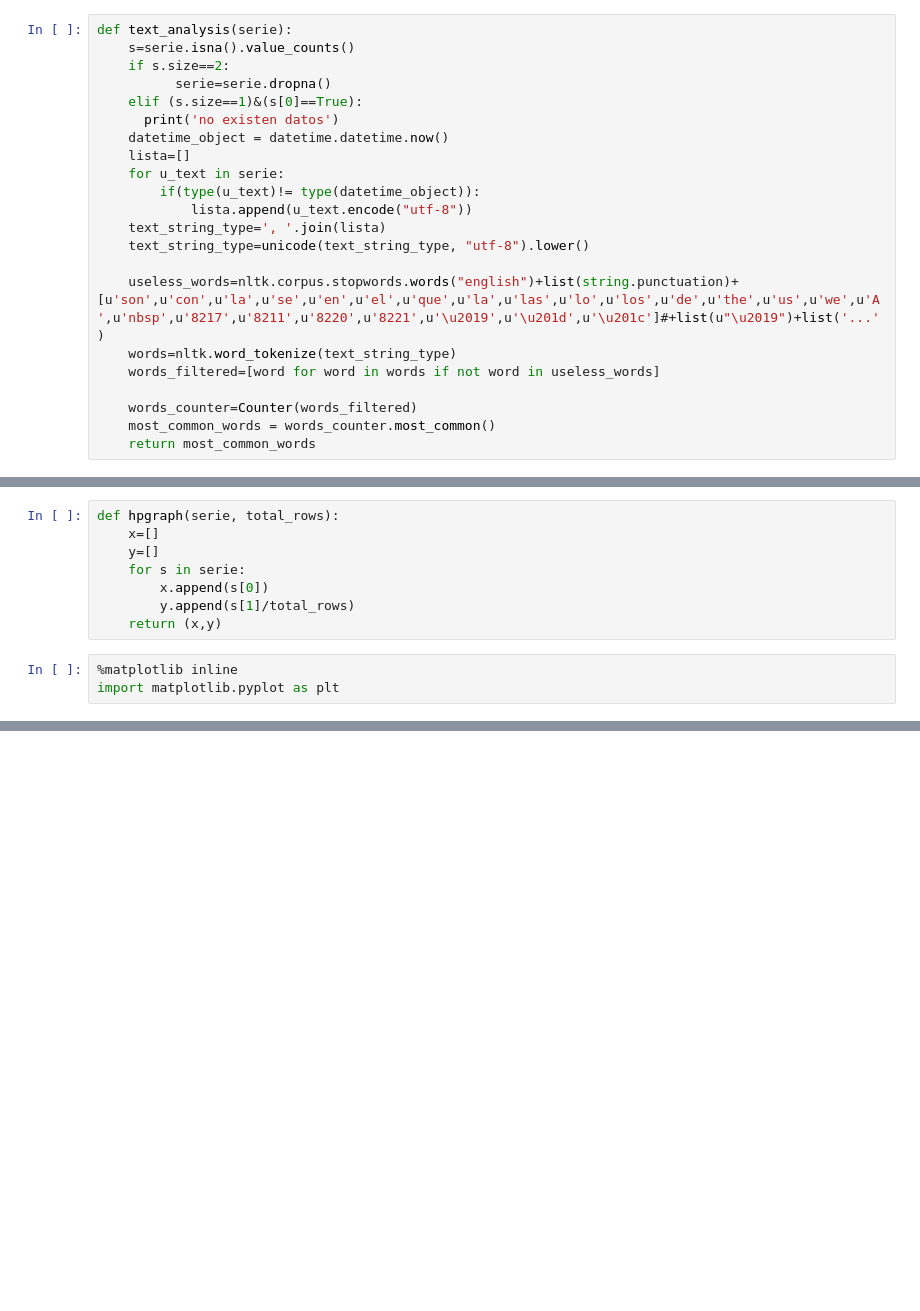
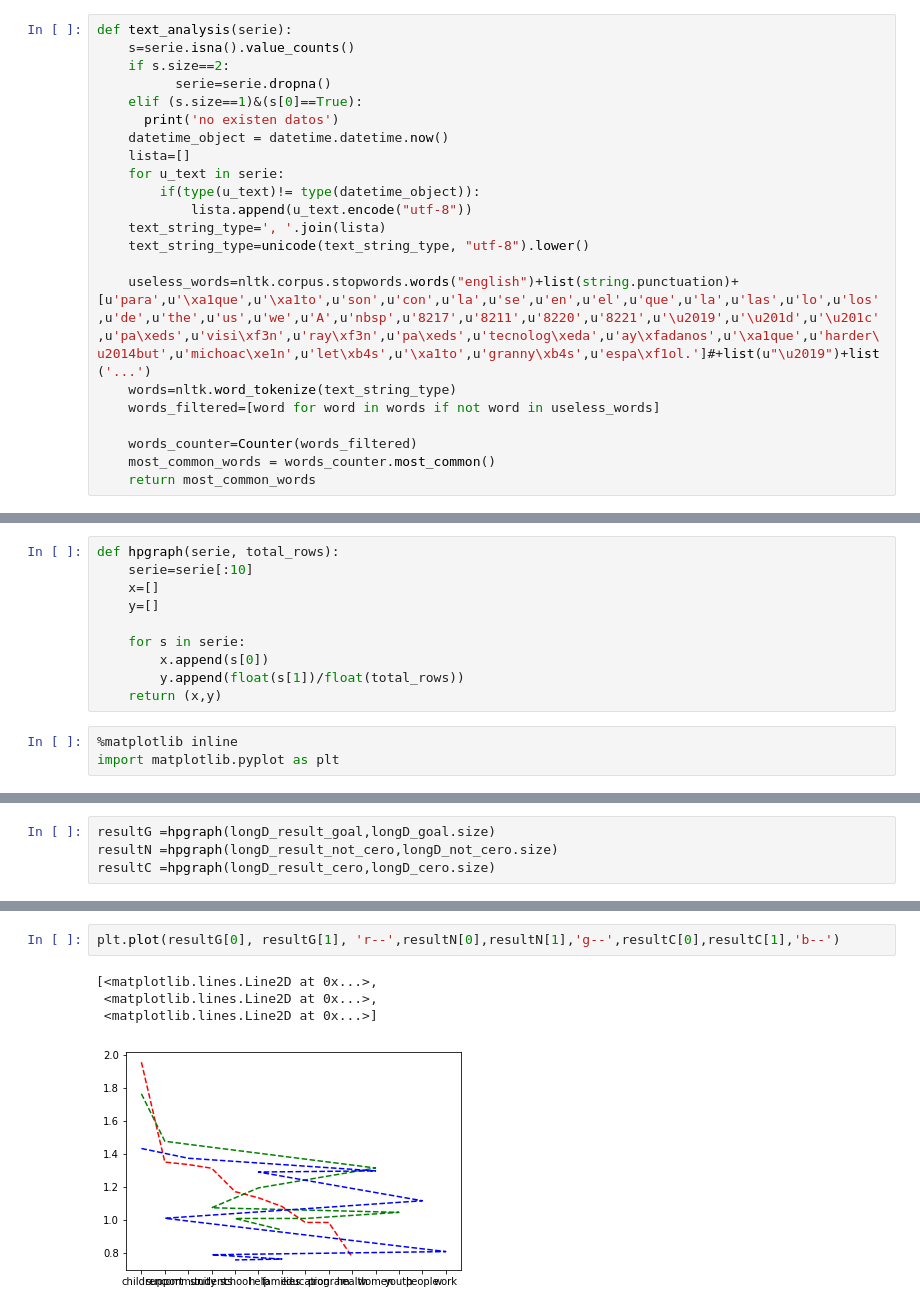
Before and after one commit to JorgeGarciaBello/hip_give, a Jupyter notebook: text_analysis/text_analysis.ipynb, the cells around one changed output, grey strips where cells are left out. Cells and saved outputs as stored; diff of their text form; blank space fills up the shorter version.

```diff
--- a/text_analysis/text_analysis.ipynb
+++ b/text_analysis/text_analysis.ipynb
@@ -64,7 +36,7 @@ def text_analysis(serie):
     text_string_type=', '.join(lista)
     text_string_type=unicode(text_string_type, "utf-8").lower()
 
-    useless_words=nltk.corpus.stopwords.words("english")+list(string.punctuation)+[u'son',u'con',u'la',u'se',u'en',u'el',u'que',u'la',u'las',u'lo',u'los',u'de',u'the',u'us',u'we',u'A',u'nbsp',u'8217',u'8211',u'8220',u'8221',u'\u2019',u'\u201d',u'\u201c']#+list(u"\u2019")+list('...')
+    useless_words=nltk.corpus.stopwords.words("english")+list(string.punctuation)+[u'para',u'\xa1que',u'\xa1to',u'son',u'con',u'la',u'se',u'en',u'el',u'que',u'la',u'las',u'lo',u'los',u'de',u'the',u'us',u'we',u'A',u'nbsp',u'8217',u'8211',u'8220',u'8221',u'\u2019',u'\u201d',u'\u201c',u'pa\xeds',u'visi\xf3n',u'ray\xf3n',u'pa\xeds',u'tecnolog\xeda',u'ay\xfadanos',u'\xa1que',u'harder\u2014but',u'michoac\xe1n',u'let\xb4s',u'\xa1to',u'granny\xb4s',u'espa\xf1ol.']#+list(u"\u2019")+list('...')
     words=nltk.word_tokenize(text_string_type)
     words_filtered=[word for word in words if not word in useless_words]
 
@@ -281,11 +177,13 @@ longD_result_goal[:50]
 ## Gráficos de las palábras más utlizadas ponderadas por número de registros
 # %%
 def hpgraph(serie, total_rows):
+    serie=serie[:10]
     x=[]
     y=[]
+
     for s in serie:
         x.append(s[0])
-        y.append(s[1]/total_rows)
+        y.append(float(s[1])/float(total_rows))
     return (x,y)
 # %%
 %matplotlib inline
@@ -294,0 +191,4 @@ resultG =graph(longD_result_goal,longD_goal.size)
+# %%
+resultG =hpgraph(longD_result_goal,longD_goal.size)
+resultN =hpgraph(longD_result_not_cero,longD_not_cero.size)
+resultC =hpgraph(longD_result_cero,longD_cero.size)
@@ -294,0 +199,7 @@ resultG =graph(longD_result_goal,longD_goal.size)
+# %%
+plt.plot(resultG[0], resultG[1], 'r--',resultN[0],resultN[1],'g--',resultC[0],resultC[1],'b--')
+# %% [output]
+[<matplotlib.lines.Line2D at 0x...>,
+ <matplotlib.lines.Line2D at 0x...>,
+ <matplotlib.lines.Line2D at 0x...>]
+[figure, added]
```
Also changed, not shown: parts of 24 cells of this notebook, 15 other files.
